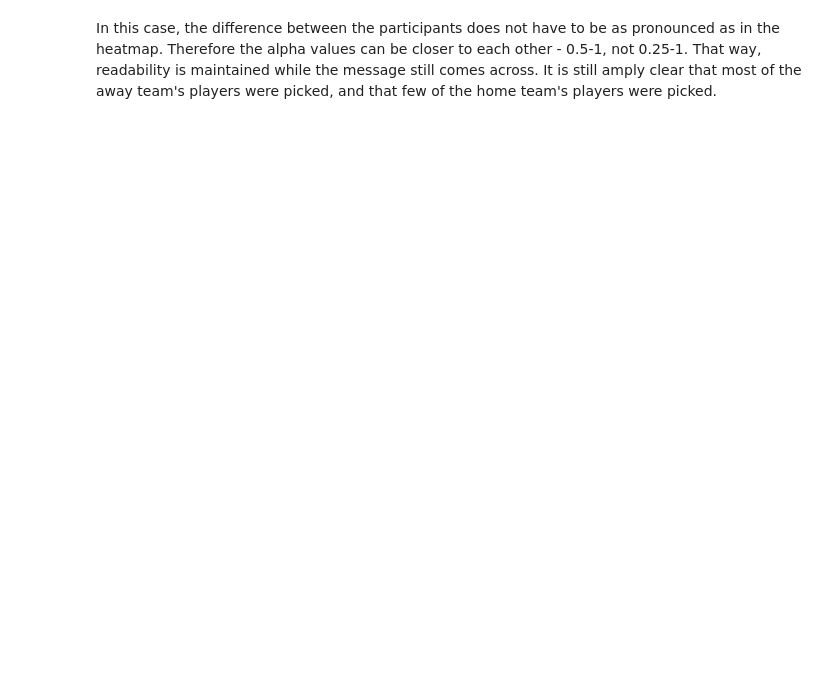
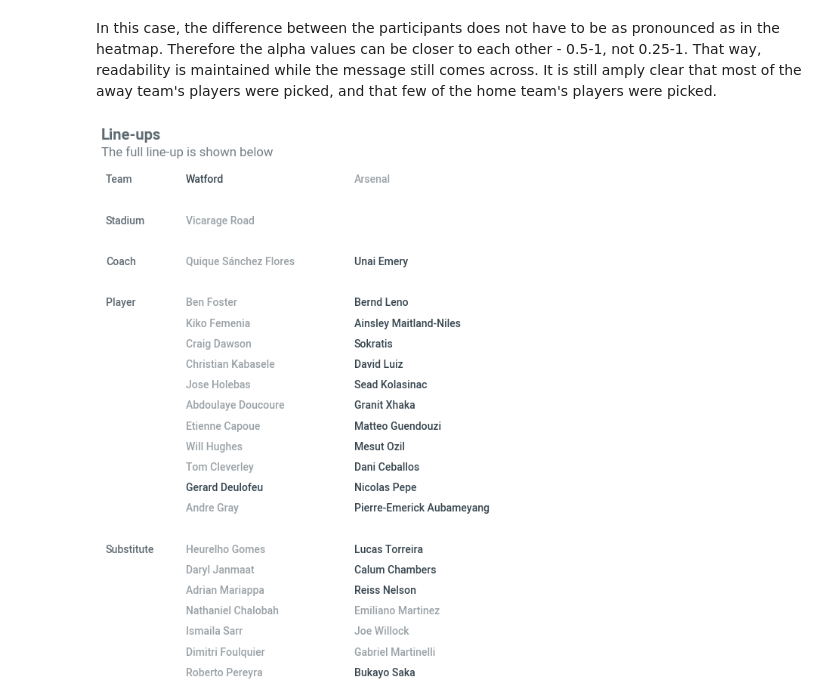
Before and after one commit to NicholasMamo/EvenTDT, a Jupyter notebook: notebooks/Visualizations/Text Visualizations.ipynb, the cells around one changed output. Saved outputs shown, nothing was run; the diff lists cells and outputs as text; code cells hidden in the pictures; blank space fills up the shorter version.

Commit message:
Create new notebook with guidelines for text visualizations

```diff
--- a/notebooks/Visualizations/Text Visualizations.ipynb
+++ b/notebooks/Visualizations/Text Visualizations.ipynb
@@ -423,32 +478,34 @@ Each group is displayed separately.
 """
 plt.gca().invert_yaxis() # invert the y-axis
 rows = 0
-for group in [ 'team', 'stadium', 'coach', 'player', 'subtsitute' ]:
+for group in [ 'team', 'stadium', 'coach', 'player', 'substitute' ]:
     rows += 1 + (2 * row_height if rows > 0 else 0)
     plt.text(pad, rows * row_height, group.capitalize(),
              fontweight=600, alpha=0.8)
 
     """
     Go through each row in the group.
     Then, for each category, print the name of the player.
     """
     categories = {
         ('home', 'name'): ('home', 'value'),
         ('away', 'name'): ('away', 'value'),
     }
     for i, (_, row) in enumerate(df.loc[[group]].iterrows()):
         rows += 1 if i else 0
         for index, (category, value) in enumerate(categories.items()):
             plt.text(2 + index * 4, rows * row_height, row[category],
                      fontweight=600,
                      color='C3', alpha=max(row[value], 0.5))
 
 plt.axis('off')
 plt.title('Line-ups', loc='left', fontweight='bold', alpha=0.8,
          pad=30) # pad to make space for a subtitle
 ax = plt.gca()
 plt.text(0, 1.01, 'The full line-up is shown below',
          fontsize='large', alpha=0.7,
          horizontalalignment='left', verticalalignment='bottom',
          transform=ax.transAxes)
 plt.show()
+# %% [output]
+[figure, added]
```
Also changed, not shown: parts of 7 cells of this notebook.
